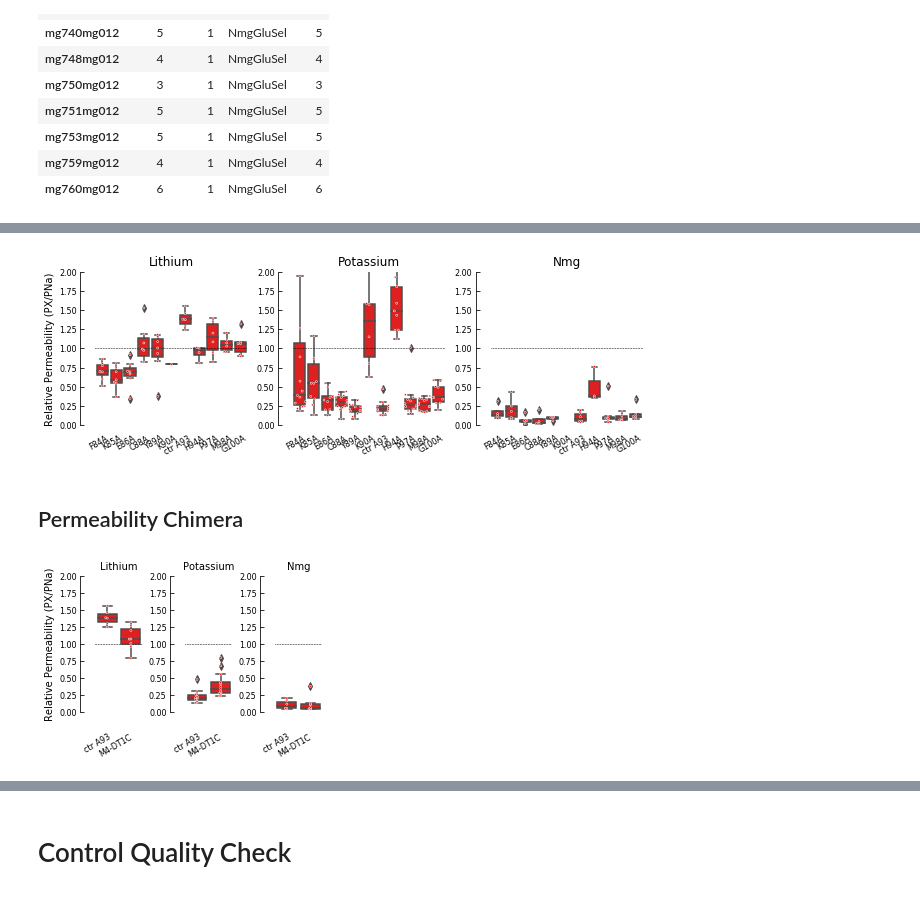
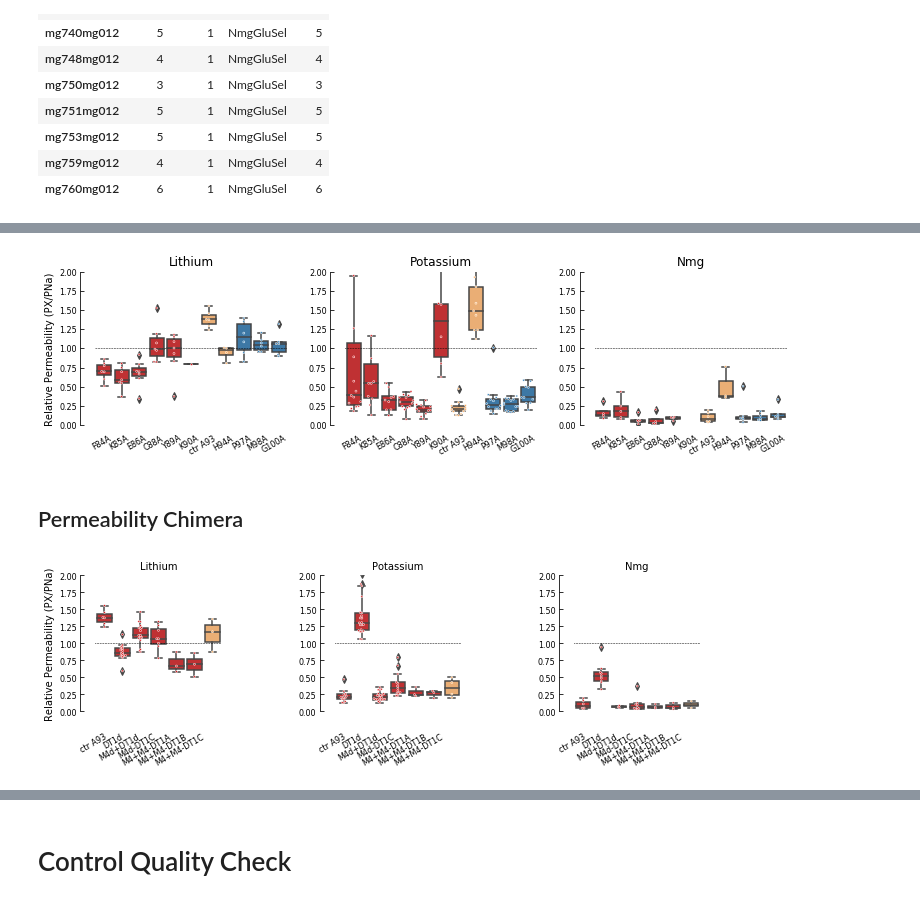
Before and after one commit to sfechner/JupyterNotebooksDEGENaCPharm, a Jupyter notebook: Selectivity-Nterm-Data.ipynb, the cells around one changed output, grey strips where cells are left out. Saved outputs shown, nothing was run; the diff lists cells and outputs as text; code cells hidden in the pictures.

```diff
--- a/Selectivity-Nterm-Data.ipynb
+++ b/Selectivity-Nterm-Data.ipynb
@@ -184,14 +156,3 @@ SizeOfMarker = 2
 SizeofLine = 0.5
 # %%
 #Selectivity-TEVC-STFX105001.tx
-# %%
-# calculate P0 for mg418
-#colors = ['black']
-colors = []
-for i in range(50):
-    colors.append("red")
-
-
-#colors = ['black','red','yellow','yellow','red','black','red','red', 'black','black','black', 'yellow','black','black',
-      #'red','red','black','red']
-#colors = [(0.30, 0.69, 0.29),(0.60, 0.31,0.64),(0.89, 0.11,0.10),(1, 0.50,0),(0.22,0.49,0.72),(0.00, 0.00, 0.00),"red","blue",(0.00, 0.00, 0.00),(0.22, 0.49, 0.72),(1.00, 0.50, 0.00),"darkgreen",(0.30, 0.69, 0.29),(0.30, 0.69, 0.29),(0.6, 0.31, 0.64)]
@@ -198,3 +161,14 @@ for i in range(50):
+# %%
+#change color for regions here
+RegionA = '#d7191C'
+RegionB = '#fdae61'
+RegionC = '#2c7bb6'
+RegionNterm = '#ffffbf'
+RegionABC = '#abd9e9'
+
+#alternative colors for '#fdae61' and #abd9e9
+#d7191C (rot), #ffffbf(eggshell),#2c7bb6 (blue)
+#used colorbrewer for colorblind
 # %% [markdown]
 # Create here all the different Data Sets
 # %%
@@ -251,0 +249,12 @@ LabelChimera = list(ReNameChimera.keys())
+# %%
+# calculate P0 for mg418
+#colors = ['black']
+colors = []
+for i in range(len(LabelAlanin)):
+    colors.append(ReNameAlanin[LabelAlanin[i]]['color'])
+
+
+print(colors)
+#colors = ['black','red','yellow','yellow','red','black','red','red', 'black','black','black', 'yellow','black','black',
+      #'red','red','black','red']
+#colors = [(0.30, 0.69, 0.29),(0.60, 0.31,0.64),(0.89, 0.11,0.10),(1, 0.50,0),(0.22,0.49,0.72),(0.00, 0.00, 0.00),"red","blue",(0.00, 0.00, 0.00),(0.22, 0.49, 0.72),(1.00, 0.50, 0.00),"darkgreen",(0.30, 0.69, 0.29),(0.30, 0.69, 0.29),(0.6, 0.31, 0.64)]
@@ -255,7 +266,7 @@ LabelChimera = list(ReNameChimera.keys())
 UninjAndAlanin = []
 
 for i in range(len(LabelAlanin)):
-    UninjAndAlanin.append(ReNameAlanin[LabelAlanin[i]])
+    UninjAndAlanin.append(ReNameAlanin[LabelAlanin[i]]['name'])
 
 #Potassium = df[(df.Injection.isin(["uninjected","mg419mg012","mg738mg012","mg739mg012","mg740mg012","mg741mg012","mg748mg012","mg759mg012","mg745mg012","mg752mg012","mg749mg012","mg750mg012","mg746mg012","mg747mg012", "mg760mg012","mg753mg012","mg761mg012","mg751mg012"])) & (df.TestSol.isin(["KGluSel"]))]
 Potassium = df[(df.Injection.isin(UninjAndAlanin)) & (df.TestSol.isin(["KGluSel"]))]
@@ -265,8 +276,10 @@ Nmg = df[(df.Injection.isin(UninjAndAlanin)) & (df.TestSol.isin(["NmgGluSel"]))]
 #re-arranging data chimera
 UninjAndChimera = []
 for i in range(len(LabelChimera)):
-    UninjAndChimera.append(ReNameChimera[LabelChimera[i]])
+    UninjAndChimera.append(ReNameChimera[LabelChimera[i]]['name'])
 
 PotassiumChimera = df[(df.Injection.isin(UninjAndChimera)) & (df.TestSol.isin(["KGluSel"]))]
 LithiumChimera = df[(df.Injection.isin(UninjAndChimera)) & (df.TestSol.isin(["LiGluSel"]))]
 NmgChimera = df[(df.Injection.isin(UninjAndChimera)) & (df.TestSol.isin(["NmgGluSel"]))]
+
+print(UninjAndAlanin)
@@ -343,5 +546,5 @@ NmgChimera.pivot(columns='Injection', values='TestSol').describe().T
 # %%
-fig, axes = plt.subplots(nrows=1, ncols=3, figsize=(9.5, 3))
+fig, axes = plt.subplots(nrows=1, ncols=3, figsize=(12, 3))
 
 orderCons = UninjAndAlanin #["uninjected","mg419mg012","mg738mg012","mg739mg012","mg740mg012","mg741mg012","mg748mg012","mg759mg012","mg745mg012","mg752mg012","mg749mg012","mg750mg012","mg746mg012","mg747mg012", "mg760mg012","mg753mg012","mg761mg012","mg751mg012"]
 
@@ -375,38 +578,38 @@ for i in range(3):
     axes[i].get_yaxis().set_tick_params(direction='in')
     axes[i].get_xaxis().set_tick_params(direction='in')
     #axes[i].plot([-1,50], [0.2,0.2] , 'k--', color='#111111', linewidth=1) #gray line for Zero or 1
     axes[i].plot([-1,50], [1,1] , 'k--', color='#000000', linewidth=SizeofLine)
     #ax1.plot([-1,50], [0.2,0.2] , 'k--', color='#111111', linewidth=1) #gray line for Zero or 1
     axes[i].tick_params(axis='both', which='major', labelsize=AxisTickLabelSize)
     axes[i].yaxis.label.set_size(AxisLabelSize)
     axes[i].xaxis.set_visible(False)
 
     n=0.5
     for M in range(len(labels2)):
         axes[i].text(n, -0.2, labels2[M],ha='right',rotation=30,fontsize= AxisLegendSize)
         n = n+1
         #axes[i].set_ylabel('Relative Permeability (PK/PNa)', fontsize=AxisLabelSize)
 
 axes[1].set_title('Potassium',size=AxisLabelSize+2)
 axes[0].set_title('Lithium',size=AxisLabelSize+2)
 axes[2].set_title('Nmg',size=AxisLabelSize+2)
 
 axes[1].set_ylabel('')
 axes[2].set_ylabel('')
 
 #axes[1].set_ylabel('Relative Permeability (PK/PNa)', fontsize=AxisLabelSize)
 axes[0].set_ylabel('Relative Permeability (PX/PNa)', fontsize=AxisLabelSize)
 #axes[2].set_ylabel('Relative Permeability (PK/PNa)', fontsize=AxisLabelSize)
 
 plt.gcf().subplots_adjust(bottom=0.17, left=0.1,right=None, top=None,hspace=0.75, wspace=0.3)
 
 plt.savefig(filedirExportFig+"PermeabilityNtermAlaninWithCurrent"+'.pdf')
 # %% [output]
-[figure, old version]
+[figure, new version]
 # %% [markdown]
 ## Permeability Chimera
 # %%
-fig, axes = plt.subplots(nrows=1, ncols=3, figsize=(4.5, 3))
+fig, axes = plt.subplots(nrows=1, ncols=3, figsize=(12, 3))
 
 orderCons = UninjAndChimera #["uninjected","mg419mg012","mg738mg012","mg739mg012","mg740mg012","mg741mg012","mg748mg012","mg759mg012","mg745mg012","mg752mg012","mg749mg012","mg750mg012","mg746mg012","mg747mg012", "mg760mg012","mg753mg012","mg761mg012","mg751mg012"]
 
@@ -467,4 +670,4 @@ plt.gcf().subplots_adjust(bottom=0.25, left=0.2,right=None, top=None,hspace=0.75
 
 plt.savefig(filedirExportFig+"PermeabilityNtermChimera"+'.pdf')
 # %% [output]
-[figure, old version]
+[figure, new version]
```
Also changed, not shown: parts of 16 cells of this notebook, 3 other files.
